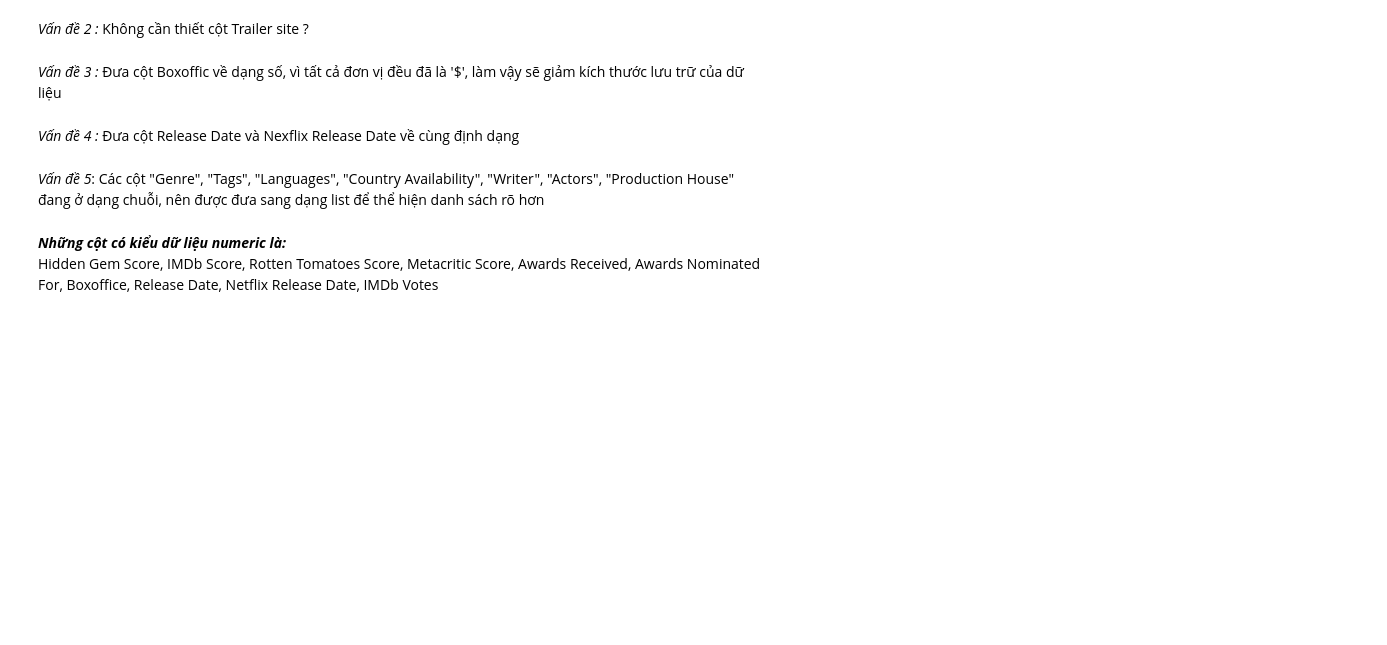
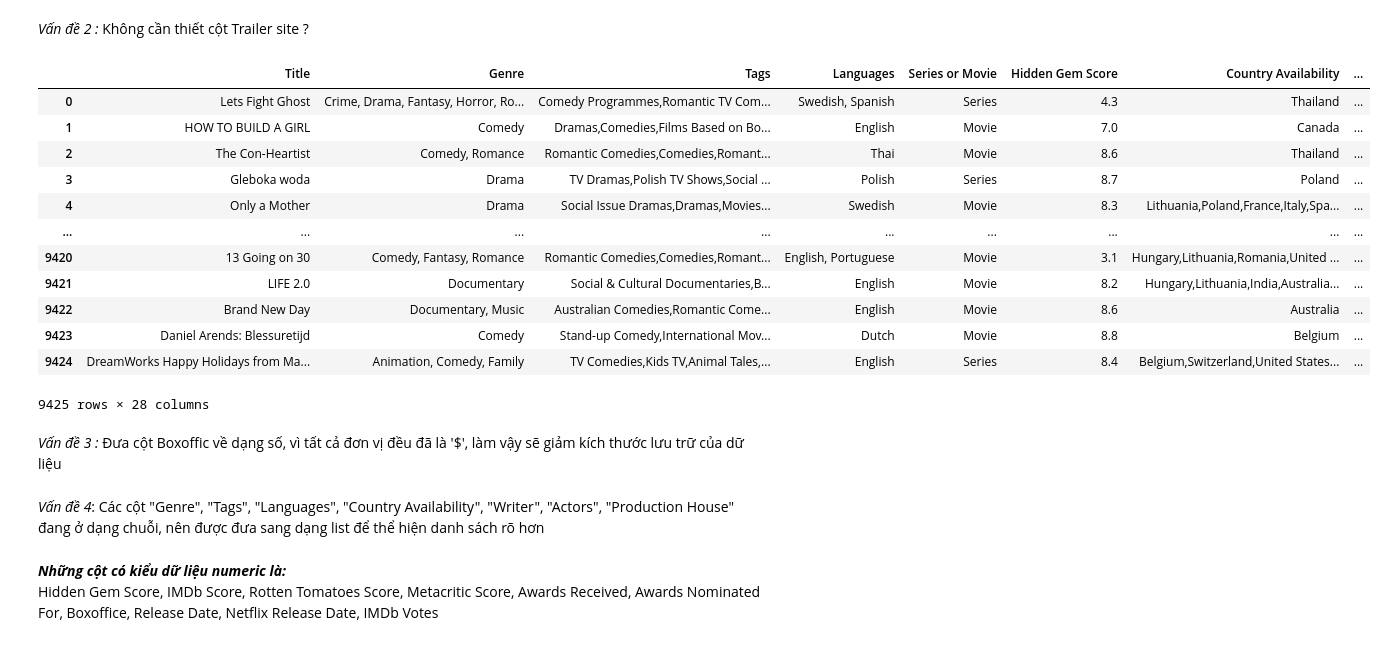
Before and after one commit to VienHaiYen/Netflix-dataset-2021, a Jupyter notebook: main.ipynb, the cells around one changed output. Saved outputs shown, nothing was run; the diff lists cells and outputs as text; code cells hidden in the pictures; blank space fills up the shorter version.

```diff
--- a/main.ipynb
+++ b/main.ipynb
@@ -180,14 +182,28 @@ df['Runtime'].unique()
 array([(0, 0.5), (1, 2), (2, nan), (0.5, 1), (nan, nan)], dtype=object)
 # %% [markdown]
 *Vấn đề 2 :* Không cần thiết cột Trailer site ?
+# %%
+df.drop(['Trailer Site'], axis=1)
+# %% [output]
+|  | Title | Genre | Tags | Languages | Series or Movie | Hidden Gem Score | Country Availability | ... |
+| 0 | Lets Fight Ghost | Crime, Drama, Fantasy, Horror, Ro... | Comedy Programmes,Romantic TV Com... | Swedish, Spanish | Series | 4.3 | Thailand | ... |
+| 1 | HOW TO BUILD A GIRL | Comedy | Dramas,Comedies,Films Based on Bo... | English | Movie | 7.0 | Canada | ... |
+| 2 | The Con-Heartist | Comedy, Romance | Romantic Comedies,Comedies,Romant... | Thai | Movie | 8.6 | Thailand | ... |
+| 3 | Gleboka woda | Drama | TV Dramas,Polish TV Shows,Social ... | Polish | Series | 8.7 | Poland | ... |
+| 4 | Only a Mother | Drama | Social Issue Dramas,Dramas,Movies... | Swedish | Movie | 8.3 | Lithuania,Poland,France,Italy,Spa... | ... |
+| ... | ... | ... | ... | ... | ... | ... | ... | ... |
+| 9420 | 13 Going on 30 | Comedy, Fantasy, Romance | Romantic Comedies,Comedies,Romant... | English, Portuguese | Movie | 3.1 | Hungary,Lithuania,Romania,United ... | ... |
+| 9421 | LIFE 2.0 | Documentary | Social & Cultural Documentaries,B... | English | Movie | 8.2 | Hungary,Lithuania,India,Australia... | ... |
+| 9422 | Brand New Day | Documentary, Music | Australian Comedies,Romantic Come... | English | Movie | 8.6 | Australia | ... |
+| 9423 | Daniel Arends: Blessuretijd | Comedy | Stand-up Comedy,International Mov... | Dutch | Movie | 8.8 | Belgium | ... |
+| 9424 | DreamWorks Happy Holidays from Ma... | Animation, Comedy, Family | TV Comedies,Kids TV,Animal Tales,... | English | Series | 8.4 | Belgium,Switzerland,United States... | ... |
+9425 rows × 28 columns
 # %% [markdown]
 *Vấn đề 3 :* Đưa cột Boxoffic về dạng số, vì tất cả đơn vị đều đã là '$', làm vậy sẽ giảm kích thước lưu trữ của dữ liệu
 # %%
 df['Boxoffice'] = df['Boxoffice'].transform(lambda x: x if x is not np.nan else x[1:])
-# %% [markdown]
-*Vấn đề 4 :* Đưa cột Release Date và Nexflix Release Date về cùng định dạng
 # %% [markdown]
-*Vấn đề 5*: Các cột "Genre", "Tags", "Languages", "Country Availability", "Writer", "Actors", "Production House" đang ở dạng chuỗi, nên được đưa sang dạng list để thể hiện danh sách rõ hơn
+*Vấn đề 4*: Các cột "Genre", "Tags", "Languages", "Country Availability", "Writer", "Actors", "Production House" đang ở dạng chuỗi, nên được đưa sang dạng list để thể hiện danh sách rõ hơn
 # %%
 columns=["Genre","Tags","Languages","Country Availability","Writer","Actors","Production House"]
 for col in columns:
```
Also changed, not shown: parts of 27 cells of this notebook, 1 other file.
